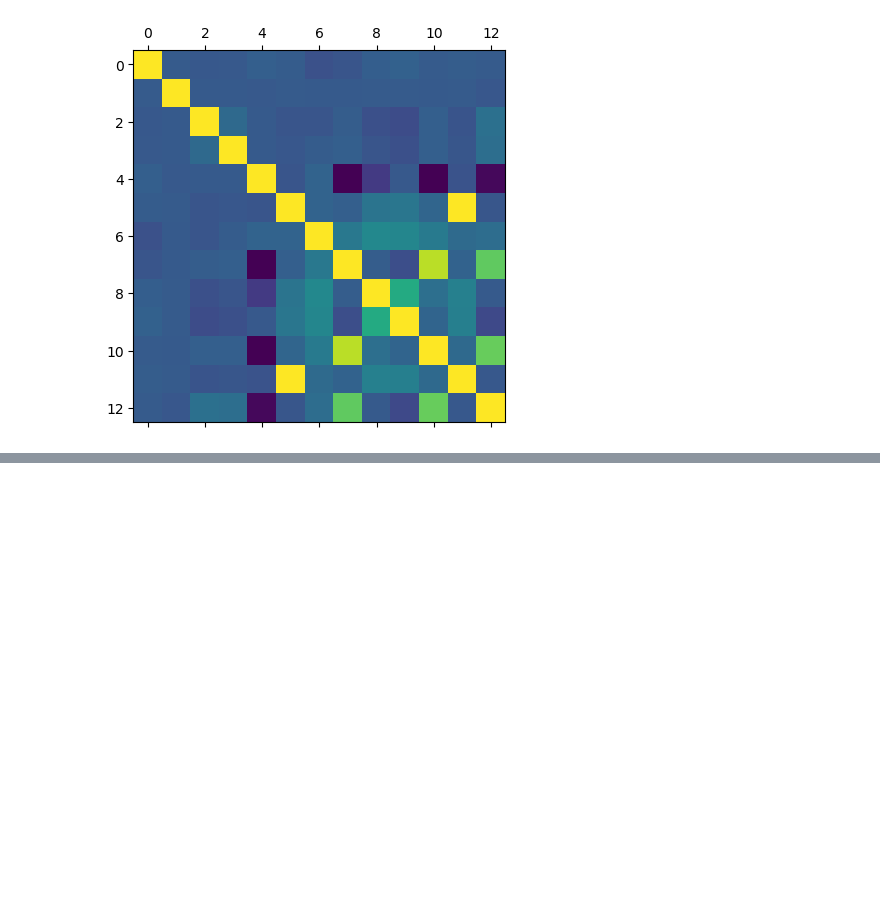
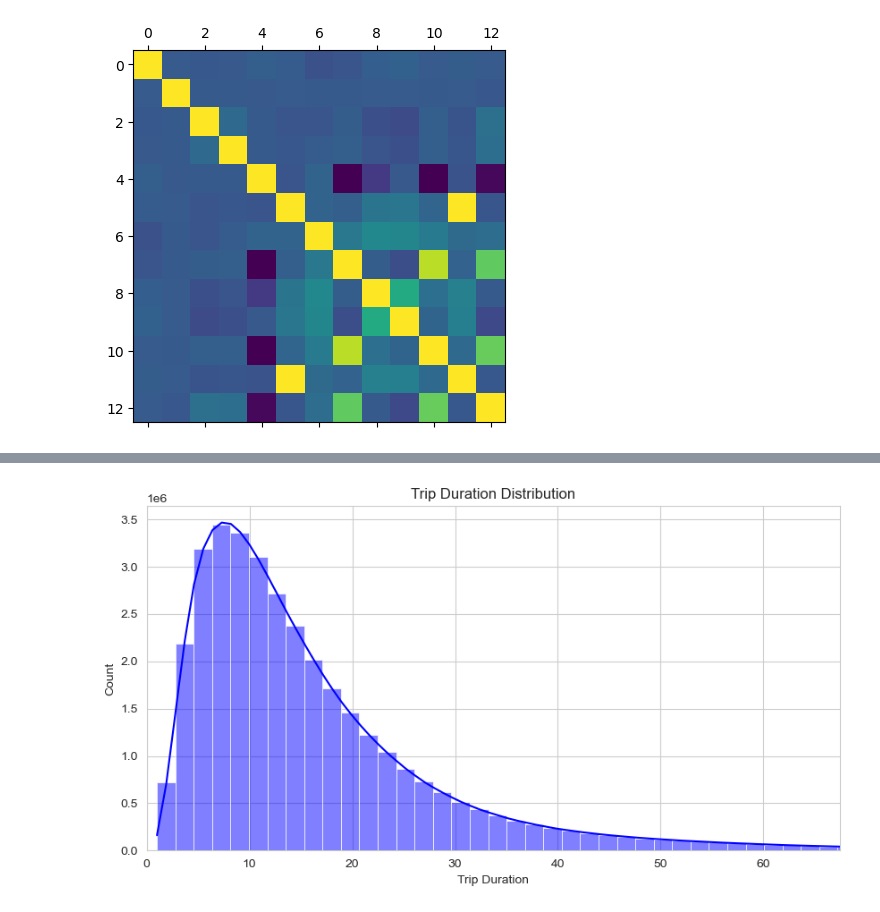
Before and after one commit to EdSu03/adsproject, a Jupyter notebook: EDA.ipynb, the cells around one changed output, grey strips where cells are left out. Drawn from its saved outputs; the diff is of its cells as text; code cells hidden in the pictures; blank space fills up the shorter version.

```diff
--- a/EDA.ipynb
+++ b/EDA.ipynb
@@ -22,0 +75,13 @@ plt.show()
+# %%
+# -------------------------
+# Trip duration distribution
+# -------------------------
+plt.figure(figsize=(10, 5))
+sns.histplot(df["TripDuration"], bins=100, kde=True, color="blue")
+plt.xlim(0, df["TripDuration"].quantile(0.99))
+plt.xlabel("Trip Duration")
+plt.ylabel("Count")
+plt.title("Trip Duration Distribution")
+plt.show()
+# %% [output]
+[figure, added]
```
Also changed, not shown: parts of 10 cells of this notebook, 9 other files.
